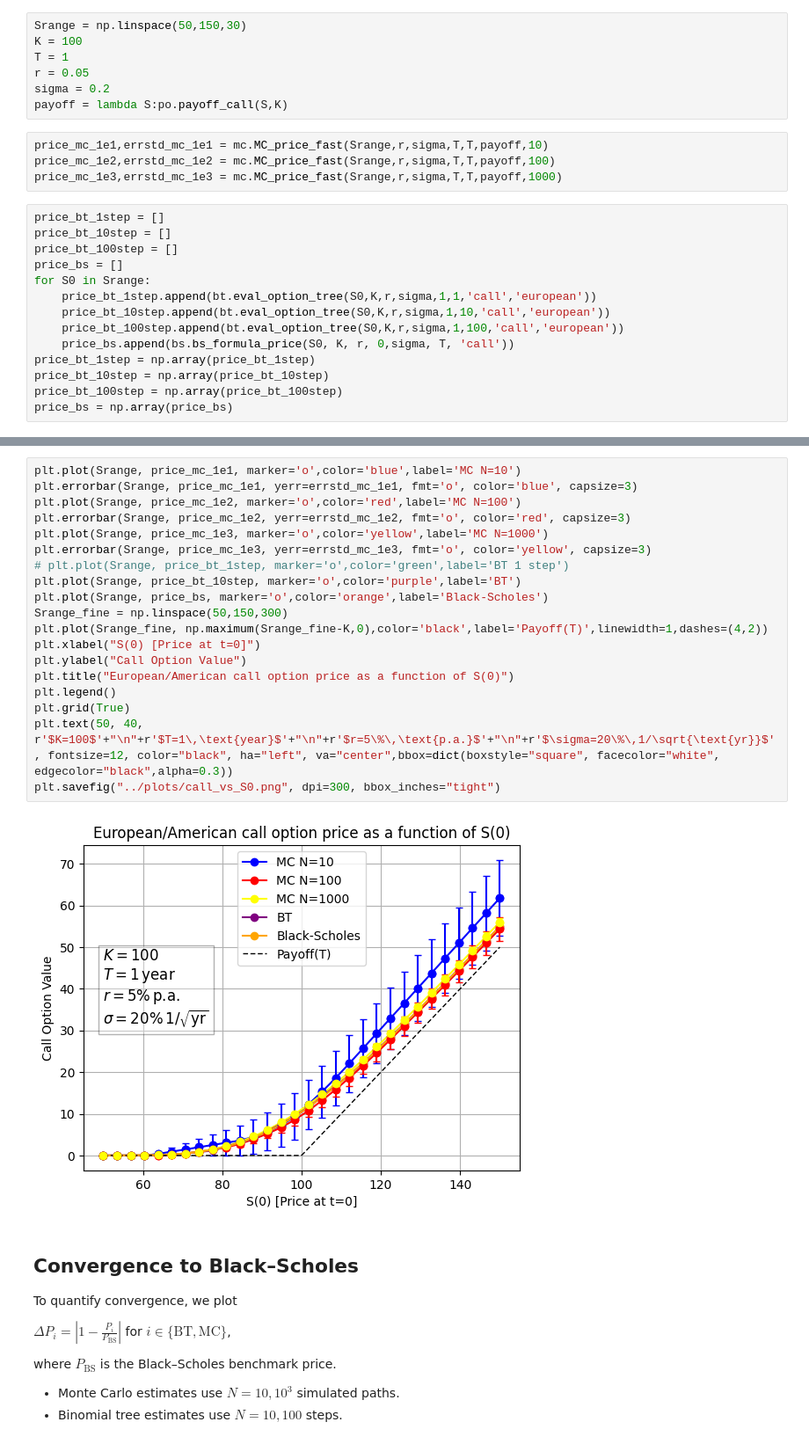
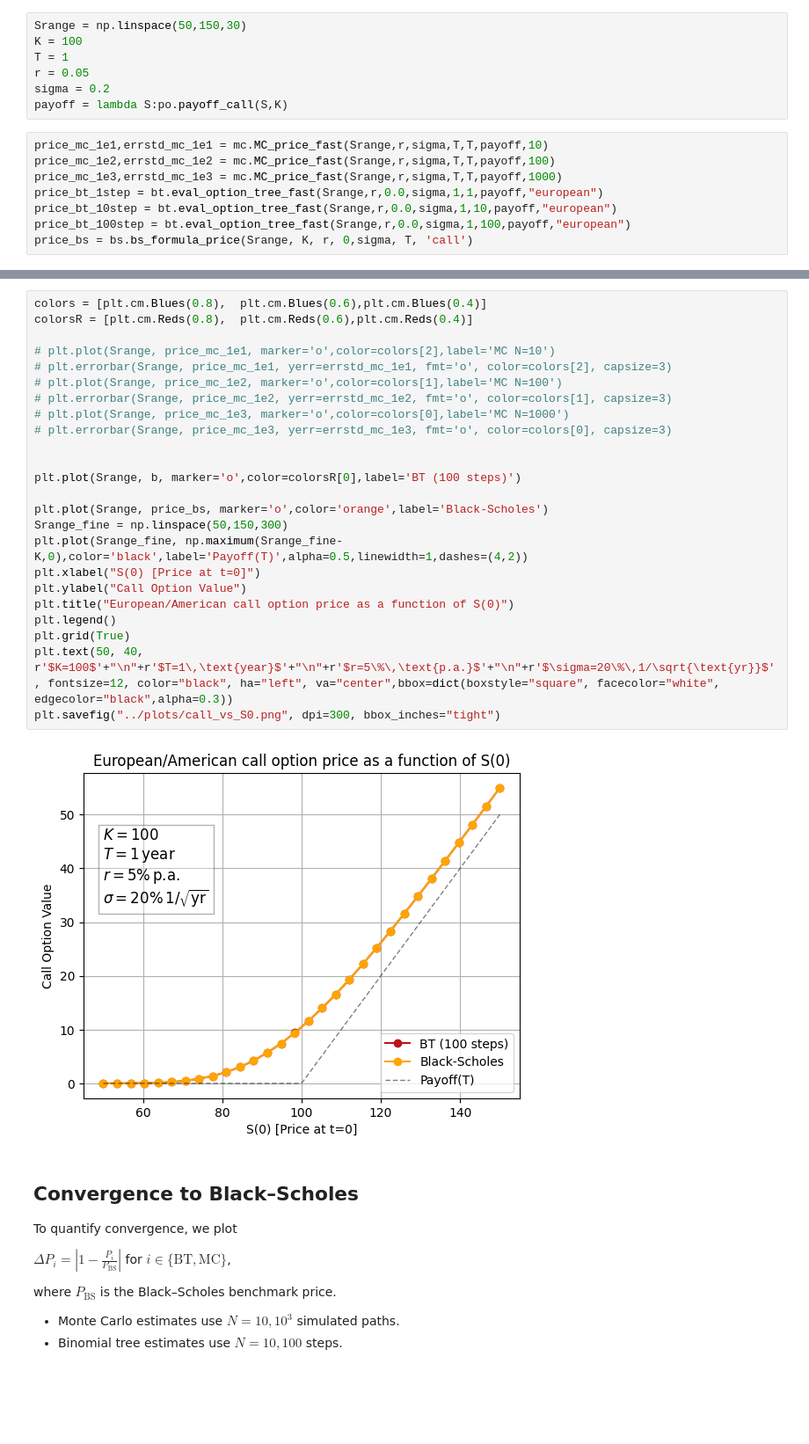
Before and after one commit to rebalkin/Quant-portfolio, a Jupyter notebook: notebooks/option_pricing_v2.ipynb, the cells around one changed output, grey strips where cells are left out. Shown at 88% size. Drawn from its saved outputs; the diff is of its cells as text; blank space fills up the shorter version.

Commit message:
modified:   notebooks/option_pricing_v2.ipynb 	modified:   plots/call_vs_S0.png 	modified:   src/__pycache__/binomial_tree.cpython-312.pyc 	modified:   src/binomial_tree.py

```diff
--- a/notebooks/option_pricing_v2.ipynb
+++ b/notebooks/option_pricing_v2.ipynb
@@ -35,17 +35,7 @@ payoff = lambda S:po.payoff_call(S,K)
 price_mc_1e1,errstd_mc_1e1 = mc.MC_price_fast(Srange,r,sigma,T,T,payoff,10)
 price_mc_1e2,errstd_mc_1e2 = mc.MC_price_fast(Srange,r,sigma,T,T,payoff,100)
 price_mc_1e3,errstd_mc_1e3 = mc.MC_price_fast(Srange,r,sigma,T,T,payoff,1000)
+price_bt_1step = bt.eval_option_tree_fast(Srange,r,0.0,sigma,1,1,payoff,"european")
+price_bt_10step = bt.eval_option_tree_fast(Srange,r,0.0,sigma,1,10,payoff,"european")
+price_bt_100step = bt.eval_option_tree_fast(Srange,r,0.0,sigma,1,100,payoff,"european")
+price_bs = bs.bs_formula_price(Srange, K, r, 0,sigma, T, 'call')
-# %%
-price_bt_1step = []
-price_bt_10step = []
-price_bt_100step = []
-price_bs = []
-for S0 in Srange:
-    price_bt_1step.append(bt.eval_option_tree(S0,K,r,sigma,1,1,'call','european'))
-    price_bt_10step.append(bt.eval_option_tree(S0,K,r,sigma,1,10,'call','european'))
-    price_bt_100step.append(bt.eval_option_tree(S0,K,r,sigma,1,100,'call','european'))
-    price_bs.append(bs.bs_formula_price(S0, K, r, 0,sigma, T, 'call'))
-price_bt_1step = np.array(price_bt_1step)
-price_bt_10step = np.array(price_bt_10step)
-price_bt_100step = np.array(price_bt_100step)
-price_bs = np.array(price_bs)
@@ -52,24 +53,29 @@ price_bs = np.array(price_bs)
 # %%
-plt.plot(Srange, price_mc_1e1, marker='o',color='blue',label='MC N=10')
-plt.errorbar(Srange, price_mc_1e1, yerr=errstd_mc_1e1, fmt='o', color='blue', capsize=3)
-plt.plot(Srange, price_mc_1e2, marker='o',color='red',label='MC N=100')
-plt.errorbar(Srange, price_mc_1e2, yerr=errstd_mc_1e2, fmt='o', color='red', capsize=3)
-plt.plot(Srange, price_mc_1e3, marker='o',color='yellow',label='MC N=1000')
-plt.errorbar(Srange, price_mc_1e3, yerr=errstd_mc_1e3, fmt='o', color='yellow', capsize=3)
-# plt.plot(Srange, price_bt_1step, marker='o',color='green',label='BT 1 step')
-plt.plot(Srange, price_bt_10step, marker='o',color='purple',label='BT')
+colors = [plt.cm.Blues(0.8),  plt.cm.Blues(0.6),plt.cm.Blues(0.4)]
+colorsR = [plt.cm.Reds(0.8),  plt.cm.Reds(0.6),plt.cm.Reds(0.4)]
+
+# plt.plot(Srange, price_mc_1e1, marker='o',color=colors[2],label='MC N=10')
+# plt.errorbar(Srange, price_mc_1e1, yerr=errstd_mc_1e1, fmt='o', color=colors[2], capsize=3)
+# plt.plot(Srange, price_mc_1e2, marker='o',color=colors[1],label='MC N=100')
+# plt.errorbar(Srange, price_mc_1e2, yerr=errstd_mc_1e2, fmt='o', color=colors[1], capsize=3)
+# plt.plot(Srange, price_mc_1e3, marker='o',color=colors[0],label='MC N=1000')
+# plt.errorbar(Srange, price_mc_1e3, yerr=errstd_mc_1e3, fmt='o', color=colors[0], capsize=3)
+
+
+plt.plot(Srange, b, marker='o',color=colorsR[0],label='BT (100 steps)')
+
 plt.plot(Srange, price_bs, marker='o',color='orange',label='Black-Scholes')
 Srange_fine = np.linspace(50,150,300)
-plt.plot(Srange_fine, np.maximum(Srange_fine-K,0),color='black',label='Payoff(T)',linewidth=1,dashes=(4,2))
+plt.plot(Srange_fine, np.maximum(Srange_fine-K,0),color='black',label='Payoff(T)',alpha=0.5,linewidth=1,dashes=(4,2))
 plt.xlabel("S(0) [Price at t=0]")
 plt.ylabel("Call Option Value")
 plt.title("European/American call option price as a function of S(0)")
 plt.legend()
 plt.grid(True)
 plt.text(50, 40, r'$K=100$'+"\n"+r'$T=1\,\text{year}$'+"\n"+r'$r=5\%\,\text{p.a.}$'+"\n"+r'$\sigma=20\%\,1/\sqrt{\text{yr}}$', fontsize=12, color="black", ha="left", va="center",bbox=dict(boxstyle="square", facecolor="white", edgecolor="black",alpha=0.3))
 plt.savefig("../plots/call_vs_S0.png", dpi=300, bbox_inches="tight")
 # %% [output]
-[figure, old version]
+[figure, new version]
 # %% [markdown]
 ## Convergence to Black–Scholes
 
```
Also changed, not shown: parts of 1 cell of this notebook, 2 other files.
